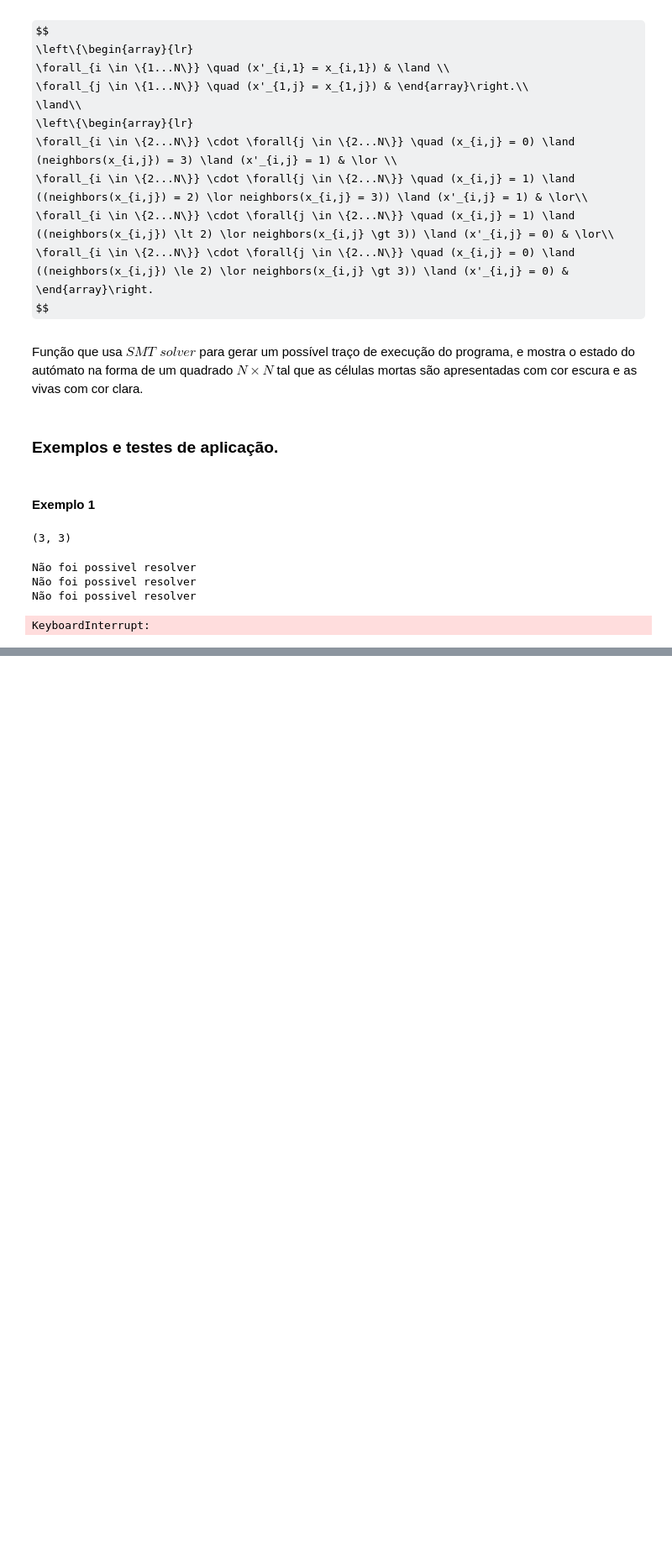
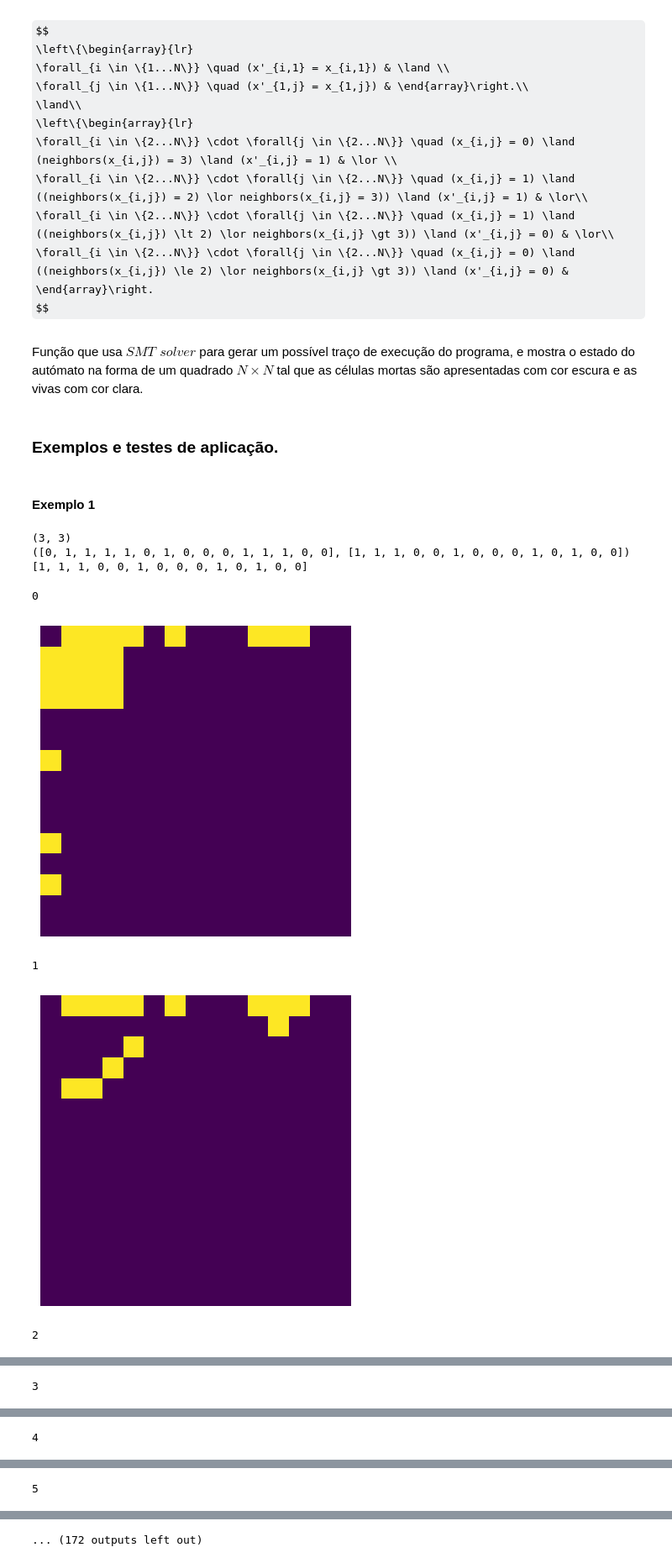
Before and after one commit to mirelois/L-gica-computacional-LCC, a Jupyter notebook: TP2/TP2-Exercicio2.ipynb, the cells around one changed output, grey strips where cells are left out. Shown at 84% size. Cells and saved outputs as stored; diff of their text form; code cells hidden in the pictures; some formulas as TeX source; blank space fills up the shorter version.

```diff
--- a/TP2/TP2-Exercicio2.ipynb
+++ b/TP2/TP2-Exercicio2.ipynb
@@ -43,9 +43,8 @@ from pprint import pprint
 # %% [markdown]
 Aqui são apresentadas funções auxiliares.
 # %%
-def gera_rand(p):
-    return rn.choices([0,1],[1-p,p],k=1)[0]
-
+def gera_rand(p,size):
+    return rn.choices([0,1],[1-p,p],k=size)
 
 def PontosProximos(pos,N):
     x,y = pos
@@ -65,12 +64,12 @@ def declare(c,N):
 # %% [markdown]
 Função init.
 # %%
-def init(state,N,p,centro):
+def init(state,N,p,centro,border):
     l = list()
-    for i in range(1,N+1):
-        l.append(Equals(state[f'({i},1)'], Int(gera_rand(p))))
-    for j in range(2,N+1):
-        l.append(Equals(state[f'(1,{j})'], Int(gera_rand(p))))
+    for i,x in enumerate(border[0],start=1):
+        l.append(Equals(state[f'({i},1)'], Int(x)))
+    for j,x in enumerate(border[1],start=2):
+        l.append(Equals(state[f'(1,{j})'], Int(x)))
 
     ic,jc = centro
 
@@ -119,7 +118,7 @@ def trans(curr,prox,N):
 Função que usa $\textit{SMT solver}$ para gerar um possível traço de execução do programa, e mostra o estado do autómato na forma de um quadrado $N \times N$ tal que as células mortas são apresentadas com cor escura e as vivas com cor clara.
 # %%
 
-def resolve(N,p,k,centro):
+def resolve(N,p,k,centro,border):
     with Solver(name="z3") as s:
 
         flag = True
@@ -130,7 +129,7 @@ def resolve(N,p,k,centro):
 
             trace = [declare(i,N) for i in range(k)]
 
-            s.add_assertion(init(trace[0],N,p,centro))
+            s.add_assertion(init(trace[0],N,p,centro,border))
 
             for i in range(k-1):
                 s.add_assertion(trans(trace[i], trace[i+1],N))
@@ -150,6 +149,7 @@ def resolve(N,p,k,centro):
                        break
                     mat_set.add(matrix_str)
                     mat_list.append(matrix)
+                    #pprint(matrix)
             else:
                 print('Não foi possivel resolver')
 
@@ -169,13 +169,21 @@ N = 15
 p = 0.5
 k = 50
 centro = (3,3)#(rn.randint(3,N-1),rn.randint(3,N-1))
+border1 = gera_rand(p,N)
+border2 = gera_rand(p,N-1)
+border = (border1,border2)
 print(centro)
+print((border1,border2))
+print(border2)
 # %% [output]
 (3, 3)
+([0, 1, 1, 1, 1, 0, 1, 0, 0, 0, 1, 1, 1, 0, 0], [1, 1, 1, 0, 0, 1, 0, 0, 0, 1, 0, 1, 0, 0])
+[1, 1, 1, 0, 0, 1, 0, 0, 0, 1, 0, 1, 0, 0]
 # %%
-resolve(N,p,k,centro)
+resolve(N,p,k,centro,border)
 # %% [output]
-Não foi possivel resolver
-Não foi possivel resolver
-Não foi possivel resolver
+0
+[figure, added]
-KeyboardInterrupt:
+1
+[figure, added]
+2
@@ -181,0 +191 @@ KeyboardInterrupt:
+3
@@ -181,0 +193 @@ KeyboardInterrupt:
+4
@@ -181,0 +195 @@ KeyboardInterrupt:
+5
@@ -181,0 +197 @@ KeyboardInterrupt:
+... (172 outputs left out)
```
Also changed, not shown: parts of 1 cell of this notebook.
